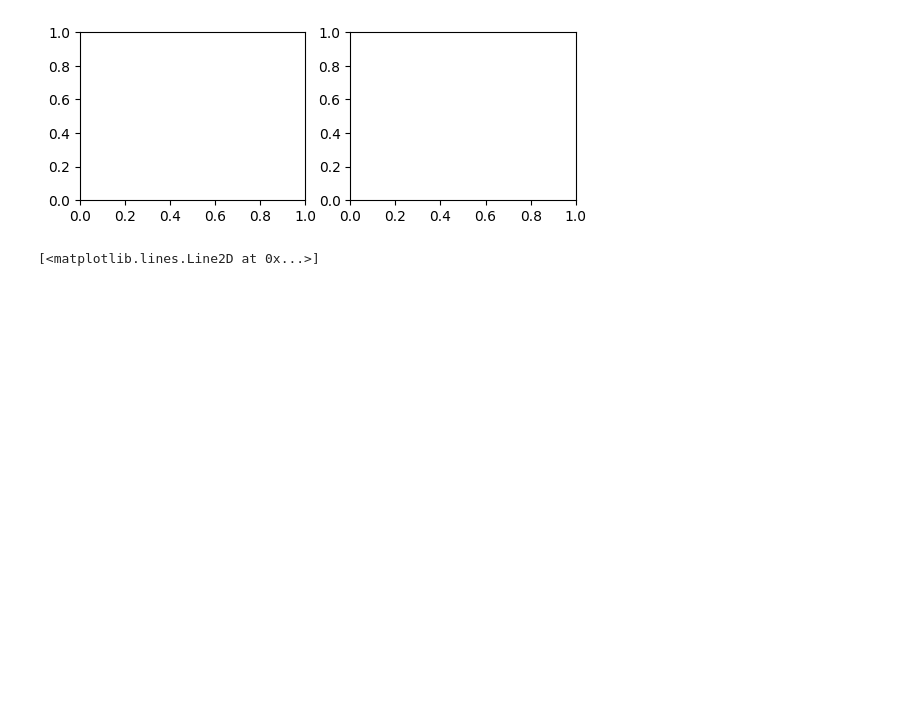
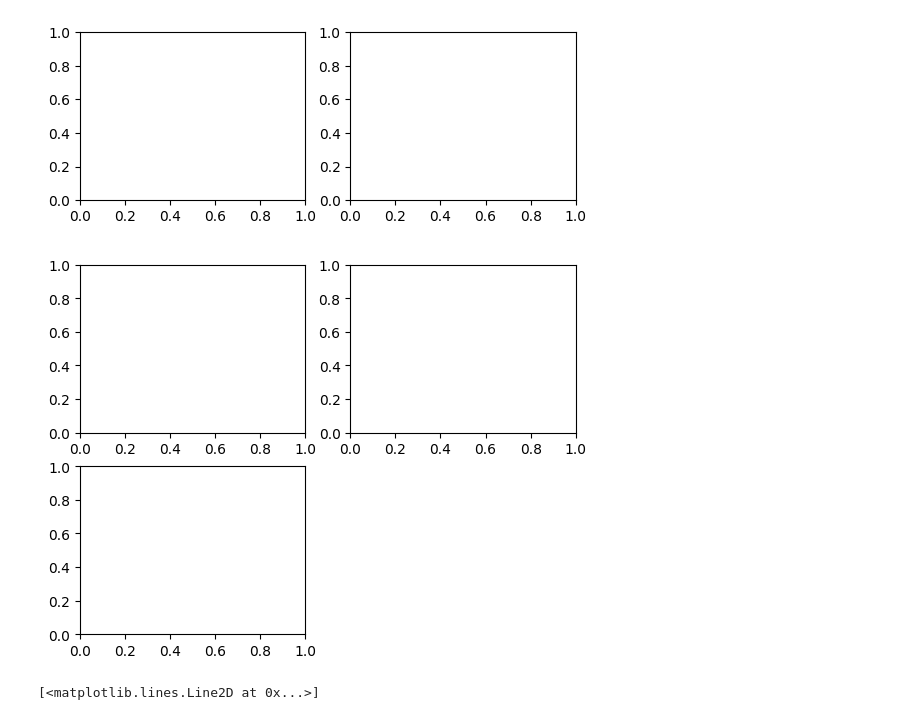
Before and after one commit to Romain-DE/ensae-python-int, a Jupyter notebook: 5_Data_Visualisation/1_matplotlib.ipynb, the cells around one changed output. Drawn from its saved outputs; the diff is of its cells as text; code cells hidden in the pictures; blank space fills up the shorter version.

```diff
--- a/5_Data_Visualisation/1_matplotlib.ipynb
+++ b/5_Data_Visualisation/1_matplotlib.ipynb
@@ -11,6 +11,10 @@ ax2 = fig.add_subplot(2, 2, 2)
 [figure]
 # %%
 ax3 = fig.add_subplot(2, 2, 3)
+# %%
+fig
+# %% [output]
+[figure, added]
 # %%
 from numpy.random import randn
 ax3.plot(randn(50).cumsum(), 'k--')
```
Also changed, not shown: parts of 16 cells of this notebook, 16 other files.
